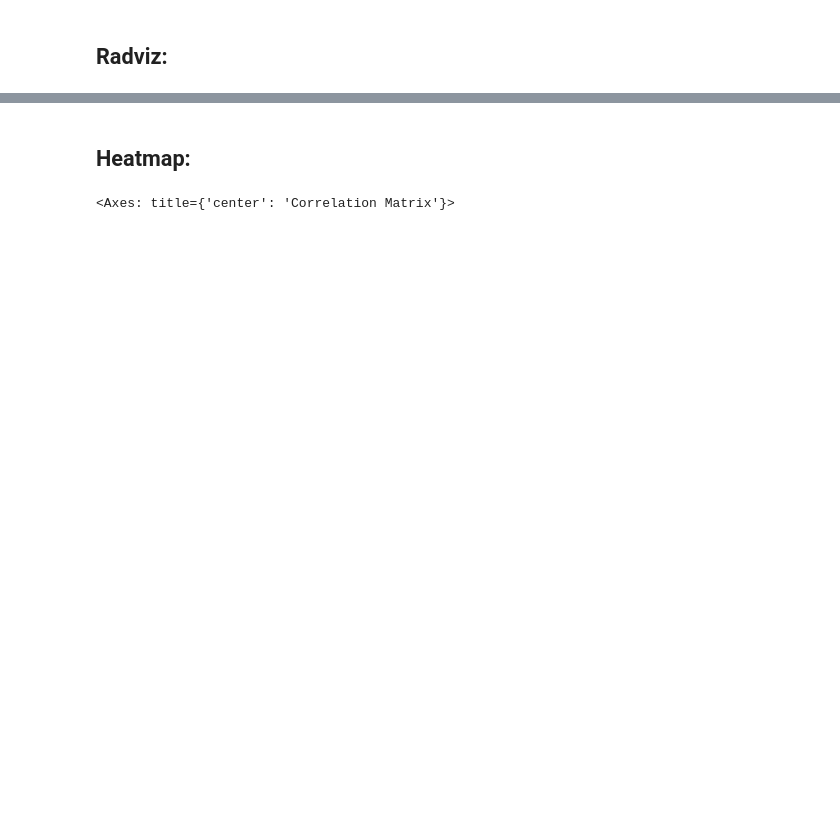
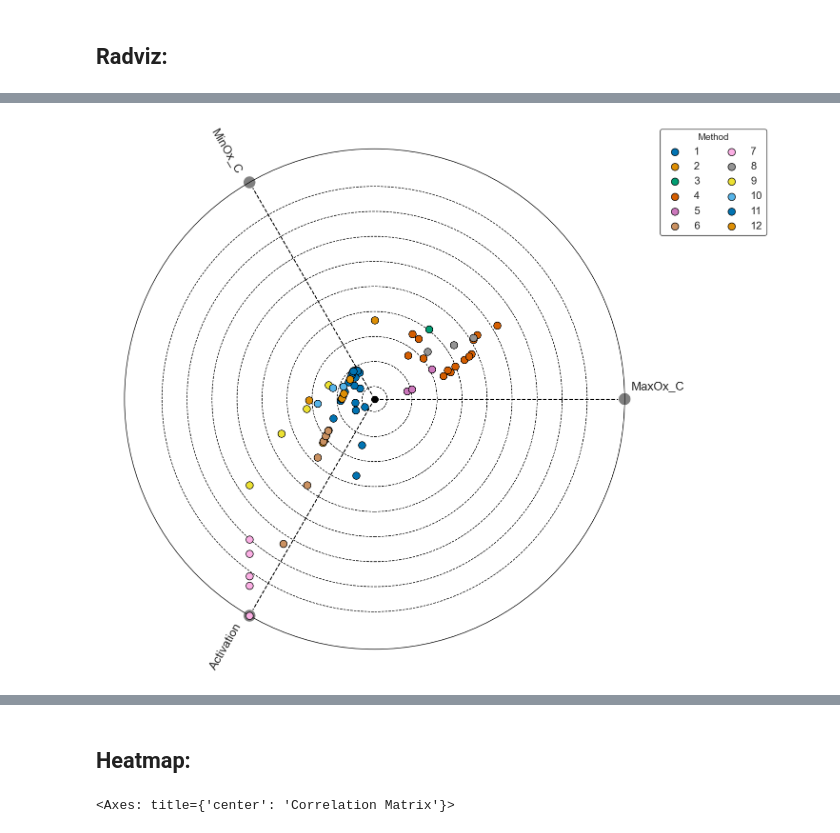
Before and after one commit to cetranch/Hackathon, a Jupyter notebook: Exploratory Data Analysis.ipynb, the cells around one changed output, grey strips where cells are left out. Saved outputs shown, nothing was run; the diff lists cells and outputs as text; code cells hidden in the pictures; blank space fills up the shorter version.

```diff
--- a/Exploratory Data Analysis.ipynb
+++ b/Exploratory Data Analysis.ipynb
@@ -327,0 +341,6 @@ radviz(append, class_num = uniqueClasses, filename = "Radviz")
+# %%
+# Based on the Method used to create the resulting crystal system C, how does the oxidation state extrema impact the activation energy?
+radviz(append.get(["MaxOx_C","MinOx_C", "Activation", "Method"]),
+                    class_num = uniqueClasses, filename = "Radviz")
+# %% [output]
+[figure, added]
```
Also changed, not shown: parts of 20 cells of this notebook.
